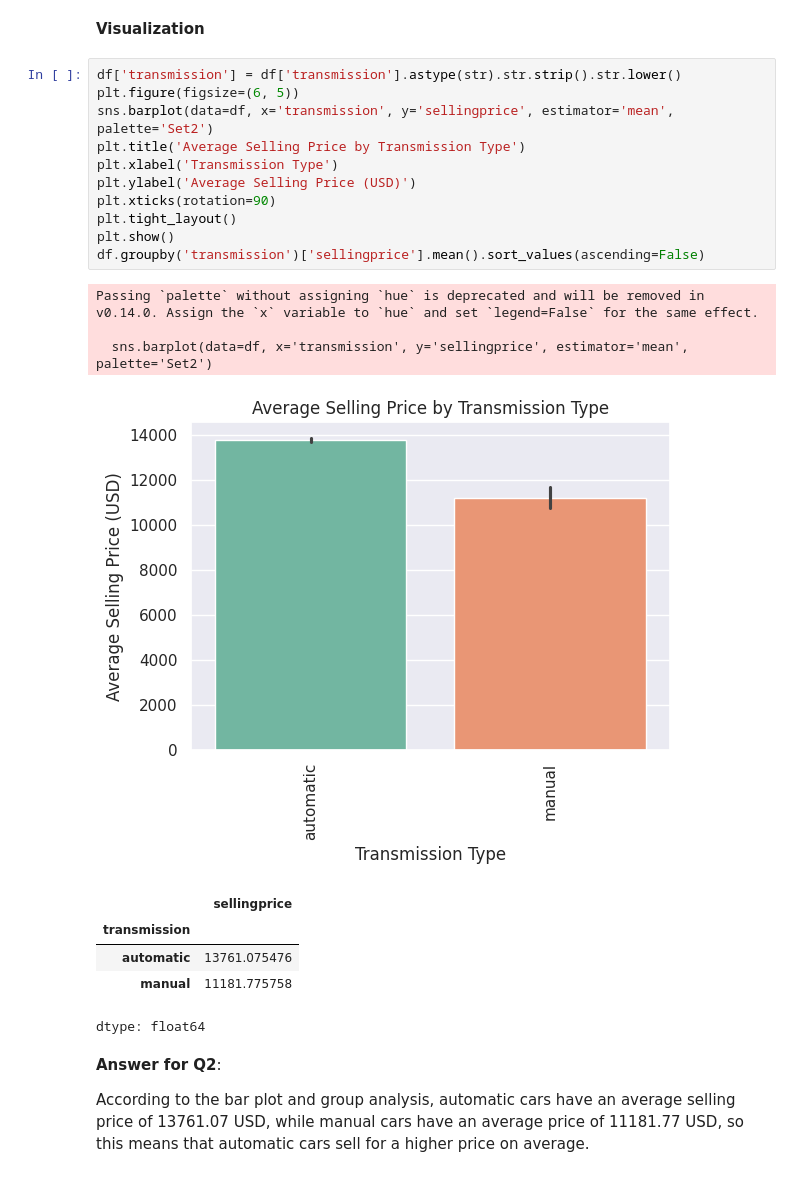
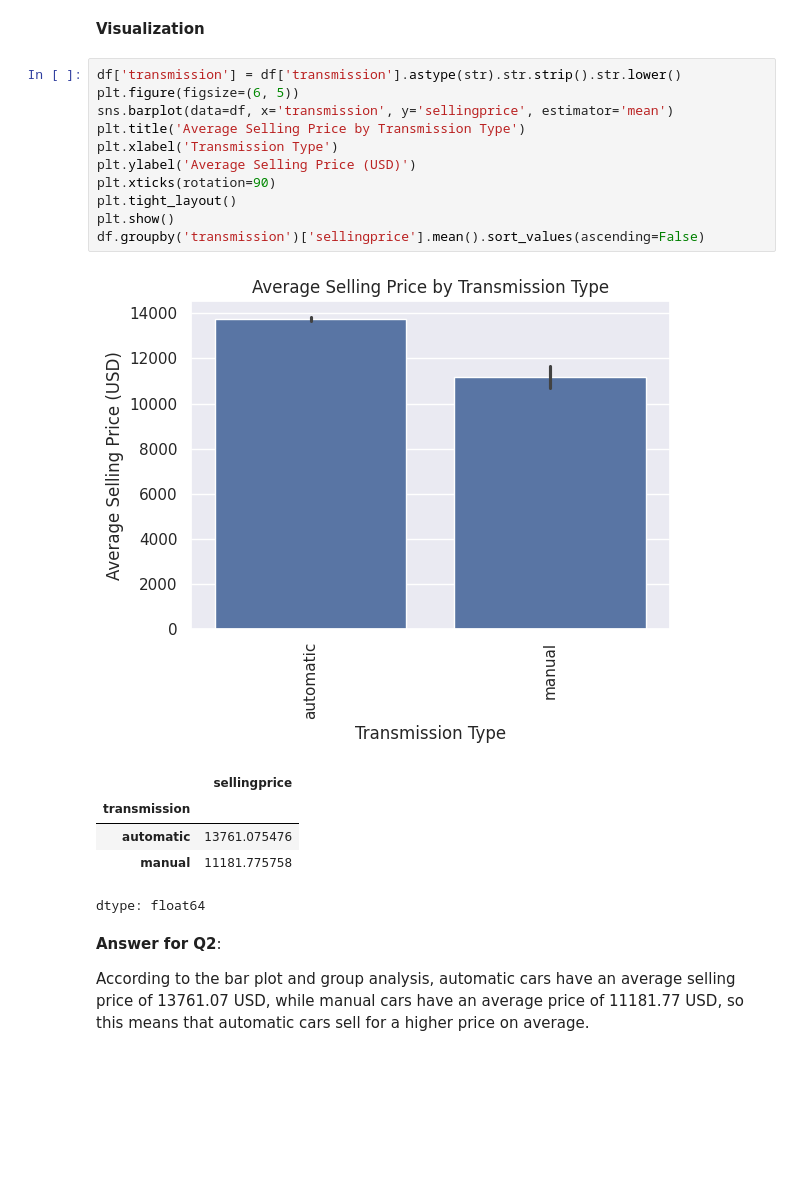
Before and after one commit to Michael-O-Sky/DataMining-Summer, a Jupyter notebook: Regression_Mini_Project.ipynb, the cells around one changed output. Cells and saved outputs as stored; diff of their text form; blank space fills up the shorter version.

```diff
--- a/Regression_Mini_Project.ipynb
+++ b/Regression_Mini_Project.ipynb
@@ -237,24 +234,21 @@ Name: count, dtype: int64
 # %%
 df['transmission'] = df['transmission'].astype(str).str.strip().str.lower()
 plt.figure(figsize=(6, 5))
-sns.barplot(data=df, x='transmission', y='sellingprice', estimator='mean', palette='Set2')
+sns.barplot(data=df, x='transmission', y='sellingprice', estimator='mean')
 plt.title('Average Selling Price by Transmission Type')
 plt.xlabel('Transmission Type')
 plt.ylabel('Average Selling Price (USD)')
 plt.xticks(rotation=90)
 plt.tight_layout()
 plt.show()
 df.groupby('transmission')['sellingprice'].mean().sort_values(ascending=False)
 # %% [output]
-Passing `palette` without assigning `hue` is deprecated and will be removed in v0.14.0. Assign the `x` variable to `hue` and set `legend=False` for the same effect.
-
-  sns.barplot(data=df, x='transmission', y='sellingprice', estimator='mean', palette='Set2')
-[figure, old version]
+[figure, new version]
 |  | sellingprice |
 | transmission |  |
 | automatic | 13761.075476 |
 | manual | 11181.775758 |
-dtype: float64
+dtype: float64
 # %% [markdown]
 **Answer for Q2**:
 
```
Also changed, not shown: parts of 2 cells of this notebook.
